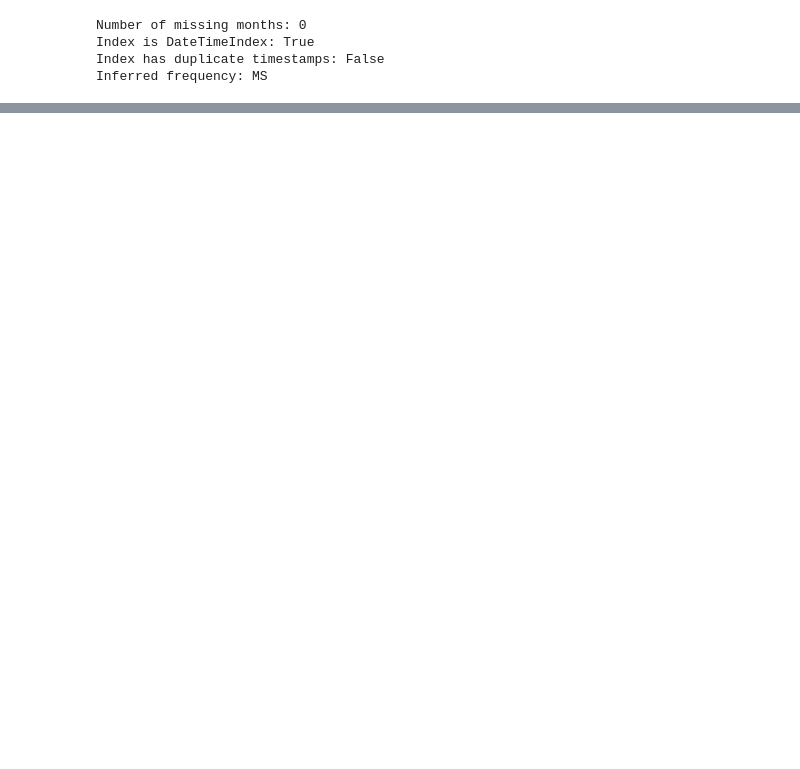
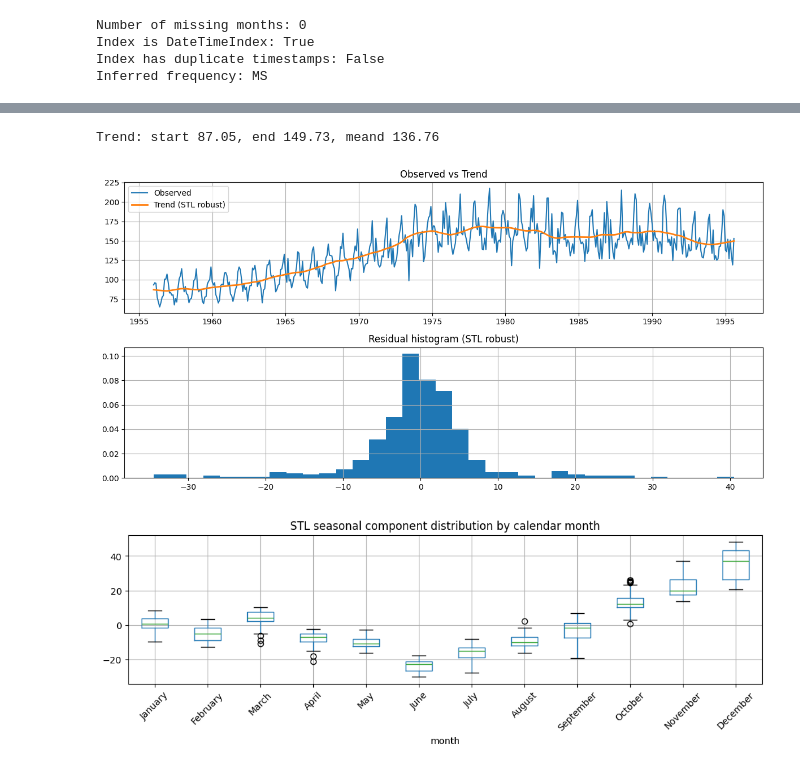
Before and after one commit to nikolaurenlut/ML-Beer-B, a Jupyter notebook: Week_ML2.ipynb, the cells around one changed output, grey strips where cells are left out. Cells and saved outputs as stored; diff of their text form; code cells hidden in the pictures; blank space fills up the shorter version.

```diff
--- a/Week_ML2.ipynb
+++ b/Week_ML2.ipynb
@@ -56,0 +135,37 @@ Inferred frequency: MS
+# %%
+trend = res_robust.trend
+seasonal = res_robust.seasonal
+resid = res_robust.resid
+
+print("Trend: start {:.2f}, end {:.2f}, meand {:.2f}".format(trend.dropna().iloc[0],
+                                                              trend.dropna().iloc[-1],
+                                                              trend.mean()))
+fig, ax = plt.subplots(2, 1, figsize=(12,6))
+ax[0].plot(series_for_decomp.index, series_for_decomp.values, label='Observed', linestyle='-')
+ax[0].plot(trend.index, trend.values, label='Trend (STL robust)', linewidth=2)
+ax[0].set_title('Observed vs Trend')
+ax[0].legend()
+ax[0].grid(True)
+
+ax[1].hist(resid.dropna(), bins=35, density=True)
+ax[1].set_title('Residual histogram (STL robust)')
+ax[1].grid(True)
+
+plt.tight_layout()
+plt.show()
+
+season_df = seasonal.to_frame(name='seasonal').copy()
+season_df['month'] = season_df.index.month_name()
+month_order = ['January', 'February', 'March', 'April', 'May', 'June', 'July', 'August', 'September', 'October', 'November', 'December']
+season_df['month'] = pd.Categorical(season_df['month'], categories=month_order, ordered=True)
+
+fig, ax = plt.subplots(figsize=(12, 3))
+season_df.boxplot(column='seasonal', by='month', ax=ax)
+ax.set_title('STL seasonal component distribution by calendar month')
+plt.suptitle('')
+plt.xticks(rotation=45)
+plt.show()
+# %% [output]
+Trend: start 87.05, end 149.73, meand 136.76
+[figure, added]
+[figure, added]
```
Also changed, not shown: parts of 5 cells of this notebook.
